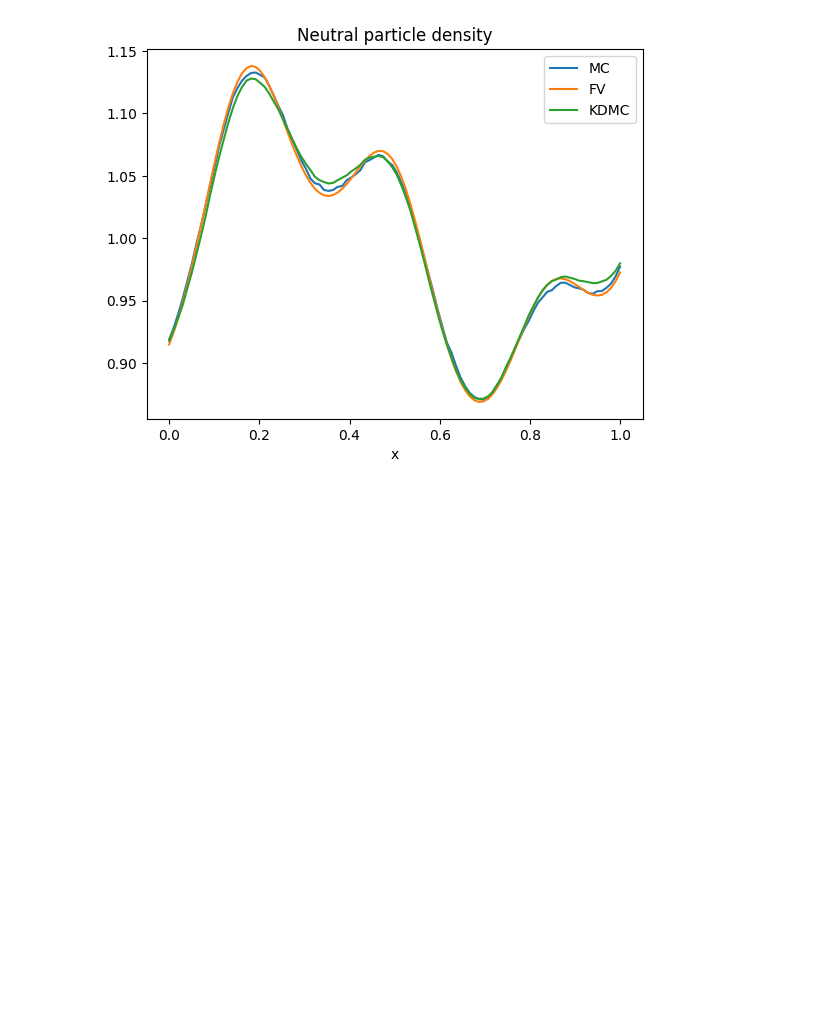
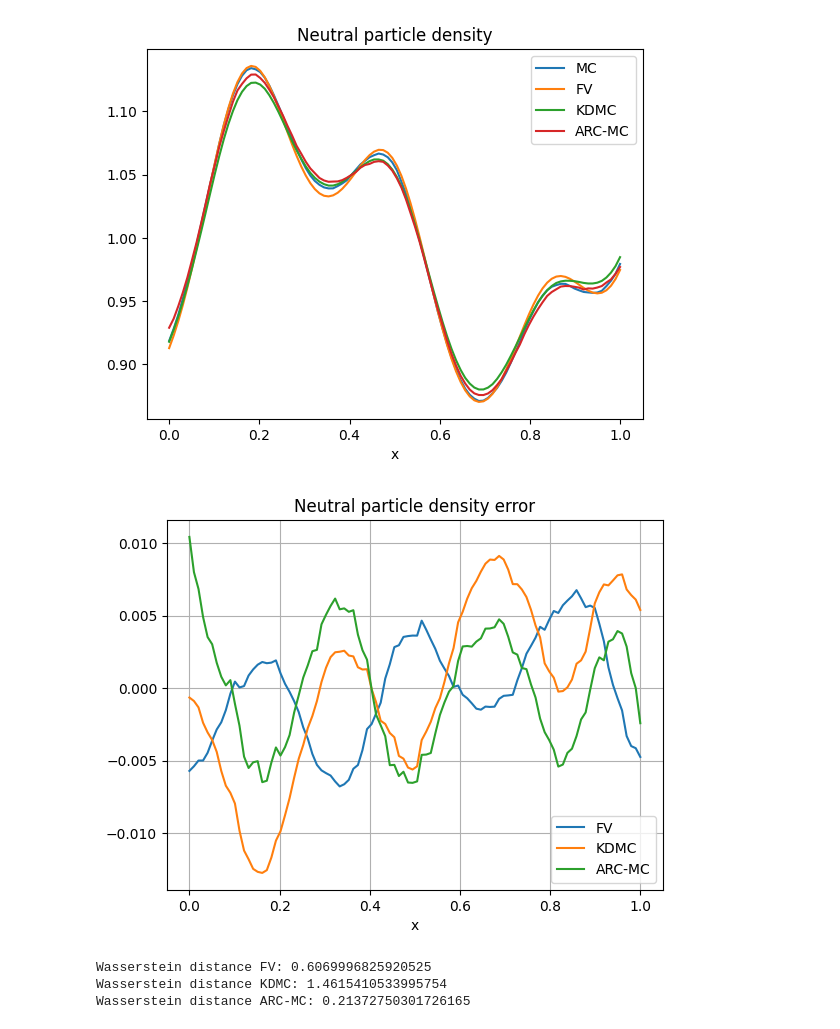
Before and after one commit to RVB12/neptune-mc, a Jupyter notebook: examples/test-example-vmaes.ipynb, the cells around one changed output. Saved outputs shown, nothing was run; the diff lists cells and outputs as text; code cells hidden in the pictures; blank space fills up the shorter version.

Commit message:
add ARCMC (plus some other minor changes)

```diff
--- a/examples/test-example-vmaes.ipynb
+++ b/examples/test-example-vmaes.ipynb
@@ -91,7 +105,7 @@ for i in range(ncells):
             "cell_idx": i,
             "vel_mean": [bgk_mean_x[i], bgk_mean_y[i], bgk_mean_z[i]],
             "vel_stddev": bgk_stddev[i],
-            "n_particles": int(1e6*intensityfun[i]/sum(intensityfun)),
+            "n_particles": int(1e7*intensityfun[i]/sum(intensityfun)),
         }
     )
 
@@ -150,6 +164,8 @@ neutral_density = np.array(output["density"]) * vol / t_final
 
 momentum_x = np.array(output["momentum_x"]) * vol / t_final
 
+energy = np.array(output["energy"]) * vol / t_final
+
 x = np.linspace(0,Lx,nx)
 
 
@@ -210,7 +226,9 @@ config_kd = config.copy()
 
 config_kd["fluid_boundary_conditions"] = fluid_boundary_conditions
 
-config_kd["dt"] = 1.0e-3
+config_kd["dt"] = t_final/10
+
+config_kd["algorithm"] = "kdmc"
 
 inputstring = json.dumps(config_kd)
 with open("input.json", "w") as f:
@@ -268,7 +286,7 @@ config_fluid["advection_x"] = bgk_mean_x.tolist()
 config_fluid["advection_y"] = bgk_mean_y.tolist()
 config_fluid["advection_z"] = bgk_mean_z.tolist()
 config_fluid["t_final"] = t_final
-config_fluid["dt"] = 1.0e-6
+config_fluid["dt"] = 1.0e-3
 
 config_fluid["boundary_conditions"] = fluid_boundary_conditions
 
@@ -296,13 +352,44 @@ neutral_density_fv = np.array(output["density_integral"]) * vol / t_final
 # %%
 
 plt.figure()
 plt.plot(x, neutral_density, label="MC")
 plt.plot(x, neutral_density_fv, label="FV")
 plt.plot(x, neutral_density_kd, label="KDMC")
+plt.plot(x, neutral_density_arcmc, label="ARC-MC")
 # plt.plot(x, intensityfun)
 plt.title("Neutral particle density")
 plt.xlabel("x")
 plt.legend()
 plt.show()
+
+
+plt.figure()
+plt.plot(x, neutral_density_fv - neutral_density, label="FV")
+plt.plot(x, neutral_density_kd - neutral_density, label="KDMC")
+plt.plot(x, neutral_density_arcmc - neutral_density, label="ARC-MC")
+plt.grid()
+# plt.plot(x, intensityfun)
+plt.title("Neutral particle density error")
+plt.xlabel("x")
+plt.legend()
+plt.show()
+
+def wasserstein_2_distance(p, q):
+    cdf_p = np.cumsum(p)
+    cdf_q = np.cumsum(q)
+    return np.linalg.norm(cdf_p - cdf_q)
+
+# print wasserstein distances
+wd_fv = wasserstein_2_distance(neutral_density, neutral_density_fv)
+wd_kd = wasserstein_2_distance(neutral_density, neutral_density_kd)
+wd_arcmc = wasserstein_2_distance(neutral_density, neutral_density_arcmc)
+
+print("Wasserstein distance FV:", wd_fv)
+print("Wasserstein distance KDMC:", wd_kd)
+print("Wasserstein distance ARC-MC:", wd_arcmc)
 # %% [output]
-[figure, old version]
+[figure, new version]
+[figure, added]
+Wasserstein distance FV: 0.6069996825920525
+Wasserstein distance KDMC: 1.4615410533995754
+Wasserstein distance ARC-MC: 0.21372750301726165
```
Also changed, not shown: parts of 8 cells of this notebook, 15 other files.
